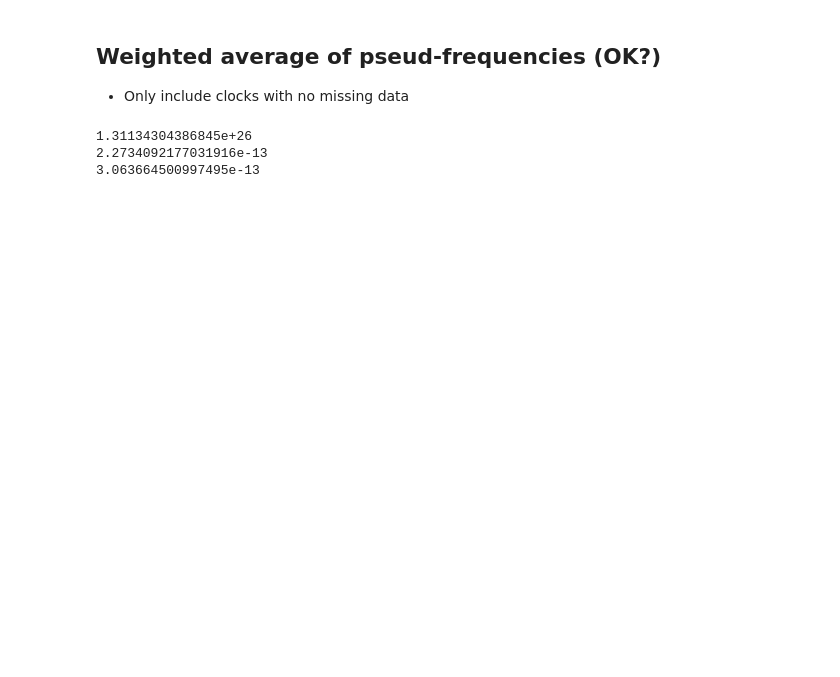
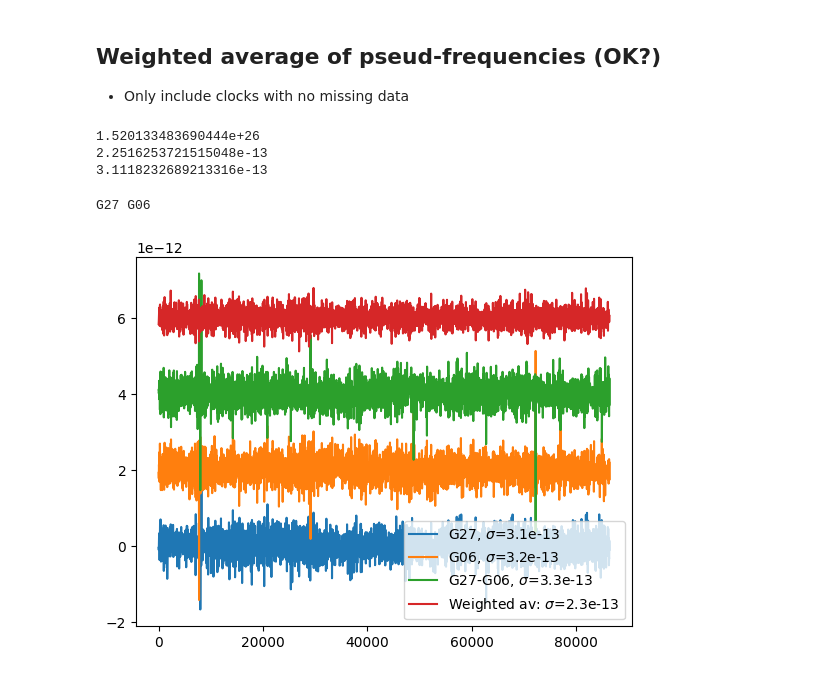
Before and after one commit to benroberts999/gps-analysis, a Jupyter notebook: gps-jupyter.ipynb, the cells around one changed output. Cells and saved outputs as stored; diff of their text form; code cells hidden in the pictures; blank space fills up the shorter version.

```diff
--- a/gps-jupyter.ipynb
+++ b/gps-jupyter.ipynb
@@ -224,0 +218,3 @@ G32 : 3.07e-13 = 3.07e-13 = 3.07e-13, 2881, 2881
+# %%
+for i in indexes:
+    print(f"{clocks[i]} sigma = {sigmas[i]:.2e}")
@@ -226,25 +240,44 @@ G32 : 3.07e-13 = 3.07e-13 = 3.07e-13, 2881, 2881
 ## Weighted average of pseud-frequencies (OK?)
 - Only include clocks with no missing data
 # %%
-np.mean([[1, 1, 1], [2, 2, 2]], axis=0)
-
-np.array([1, 1.5, 1]) * np.array([2, 2, 2])
-
-sdws = [dws[i] / (sigmas[i] ** 2) for i in range(len(dws))]
+dw_av = [dws[i] / (sigmas[i] ** 2) for i in range(len(dws))]
 weights = [1.0 / (sigmas[i] ** 2) for i in range(len(dws))]
 
-sdws = 0.0 * dws[0]
+dw_av = 0.0 * dws[0]
 w = 0.0
 for i in range(len(dws)):
+    # Only include clocks will no data gaps
     if dws[i].size != 2880:
         continue
-    sdws += (dws[i] - np.mean(dws[i])) / (sigmas[i] ** 2)
+    dw_av += (dws[i] - np.mean(dws[i])) / (sigmas[i] ** 2)
     w += 1.0 / (sigmas[i] ** 2)
-sdws /= w
+dw_av /= w
 print(w)
-print(np.std(sdws))
+print(np.std(dw_av))
 print(min(sigmas))
 # %% [output]
-1.31134304386845e+26
-2.2734092177031916e-13
-3.063664500997495e-13
+1.520133483690444e+26
+2.2516253721515048e-13
+3.1118232689213316e-13
+# %%
+i1 = indexes[0]
+i2 = 4
+print(clocks[i1], clocks[i2])
+
+dwL = (dws[i1] - np.mean(dws[i1])) - (dws[i2] - np.mean(dws[i2]))
+
+plt.plot(
+    t, dws[i1] - np.mean(dws[i1]), label=f"{clocks[i1]}, $\sigma$={sigmas[i1]:.1e}"
+)
+plt.plot(
+    t,
+    dws[i2] - np.mean(dws[i2]) + 2e-12,
+    label=f"{clocks[i2]}, $\sigma$={sigmas[i2]:.1e}",
+)
+plt.plot(t, dwL + 4e-12, label=f"{clocks[i1]}-{clocks[i2]}, $\sigma$={np.std(dwL):.1e}")
+plt.plot(t, dw_av + 6e-12, label=f"Weighted av: $\sigma$={np.std(dw_av):.1e}")
+plt.legend()
+plt.show()
+# %% [output]
+G27 G06
+[figure, added]
```
Also changed, not shown: parts of 28 cells of this notebook, 3 other files.
